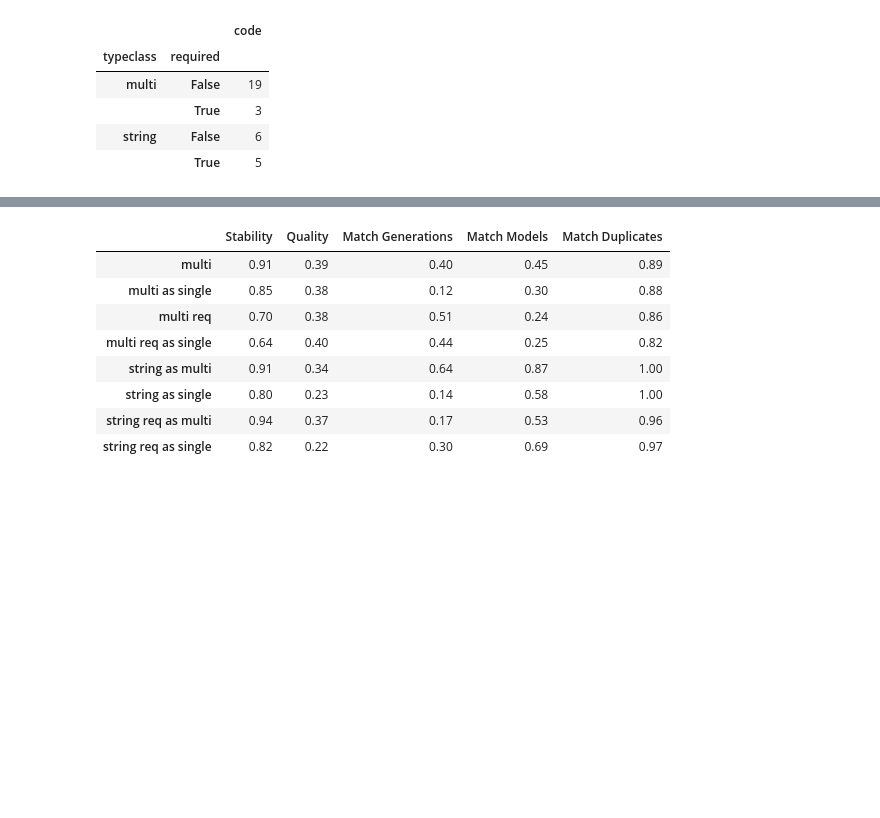
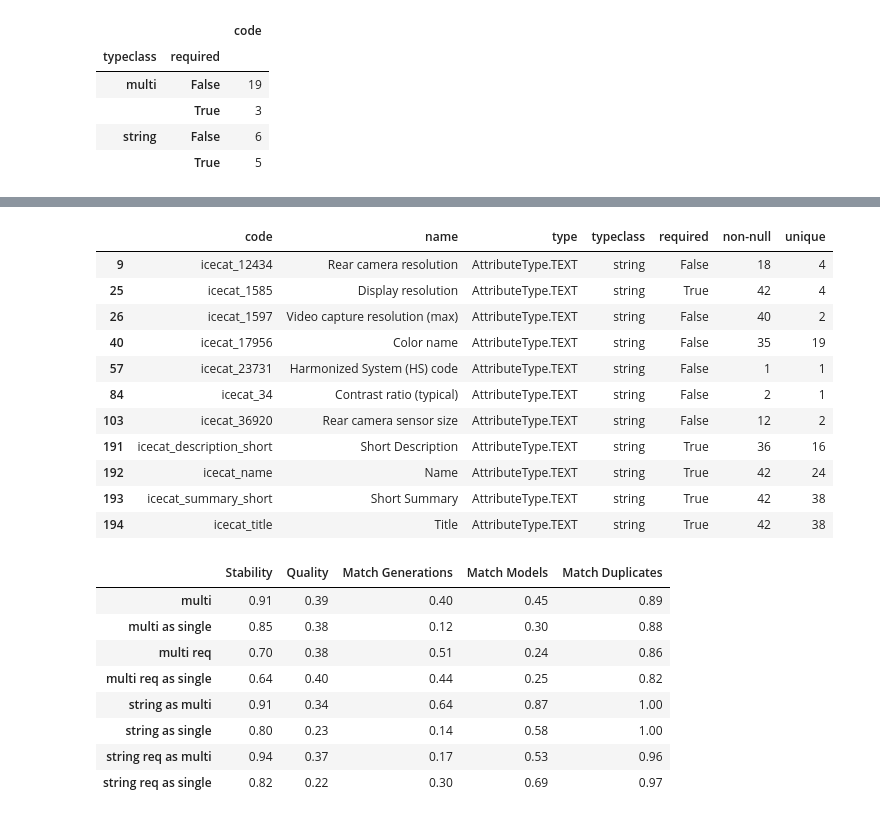
Before and after one commit to hd-code/ma-product-clustering, a Jupyter notebook: cluster-analysis/notebooks/clustering/2-phones.ipynb, the cells around one changed output, grey strips where cells are left out. Saved outputs shown, nothing was run; the diff lists cells and outputs as text; code cells hidden in the pictures; blank space fills up the shorter version.

```diff
--- a/cluster-analysis/notebooks/clustering/2-phones.ipynb
+++ b/cluster-analysis/notebooks/clustering/2-phones.ipynb
@@ -245,3 +265,18 @@ attr_df[attr_df["code"].isin(attr_codes_mul+attr_codes_str)][cols].groupby(cols[
+# %%
+attr_df[attr_df["typeclass"] == "string"]
+# %% [output]
+|  | code | name | type | typeclass | required | non-null | unique |
+| 9 | icecat_12434 | Rear camera resolution | AttributeType.TEXT | string | False | 18 | 4 |
+| 25 | icecat_1585 | Display resolution | AttributeType.TEXT | string | True | 42 | 4 |
+| 26 | icecat_1597 | Video capture resolution (max) | AttributeType.TEXT | string | False | 40 | 2 |
+| 40 | icecat_17956 | Color name | AttributeType.TEXT | string | False | 35 | 19 |
+| 57 | icecat_23731 | Harmonized System (HS) code | AttributeType.TEXT | string | False | 1 | 1 |
+| 84 | icecat_34 | Contrast ratio (typical) | AttributeType.TEXT | string | False | 2 | 1 |
+| 103 | icecat_36920 | Rear camera sensor size | AttributeType.TEXT | string | False | 12 | 2 |
+| 191 | icecat_description_short | Short Description | AttributeType.TEXT | string | True | 36 | 16 |
+| 192 | icecat_name | Name | AttributeType.TEXT | string | True | 42 | 24 |
+| 193 | icecat_summary_short | Short Summary | AttributeType.TEXT | string | True | 42 | 38 |
+| 194 | icecat_title | Title | AttributeType.TEXT | string | True | 42 | 38 |
 # %%
 def metrics_mul_make():
     return {
```
Also changed, not shown: parts of 2 cells of this notebook, 14 other files.
